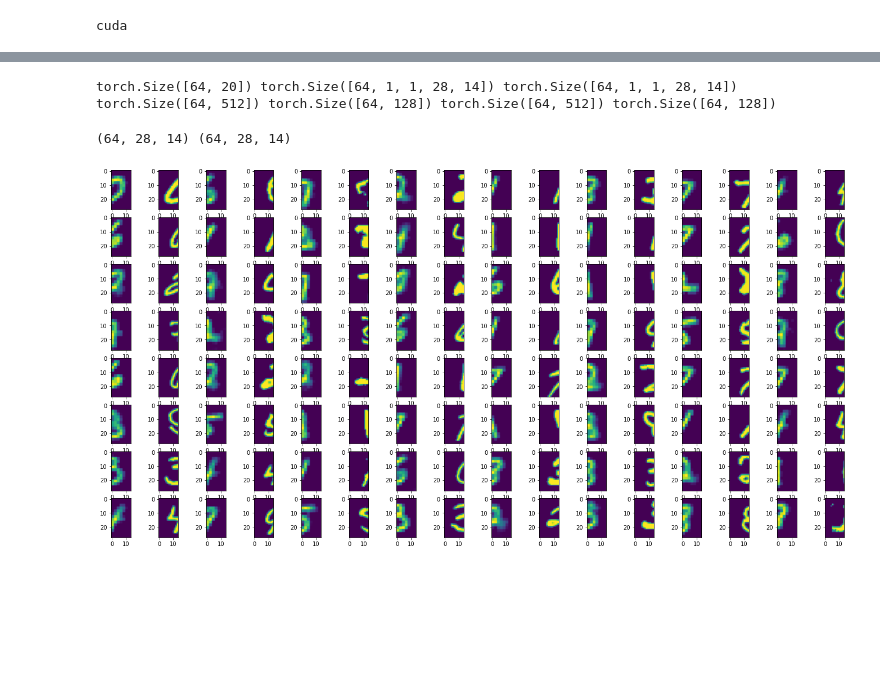
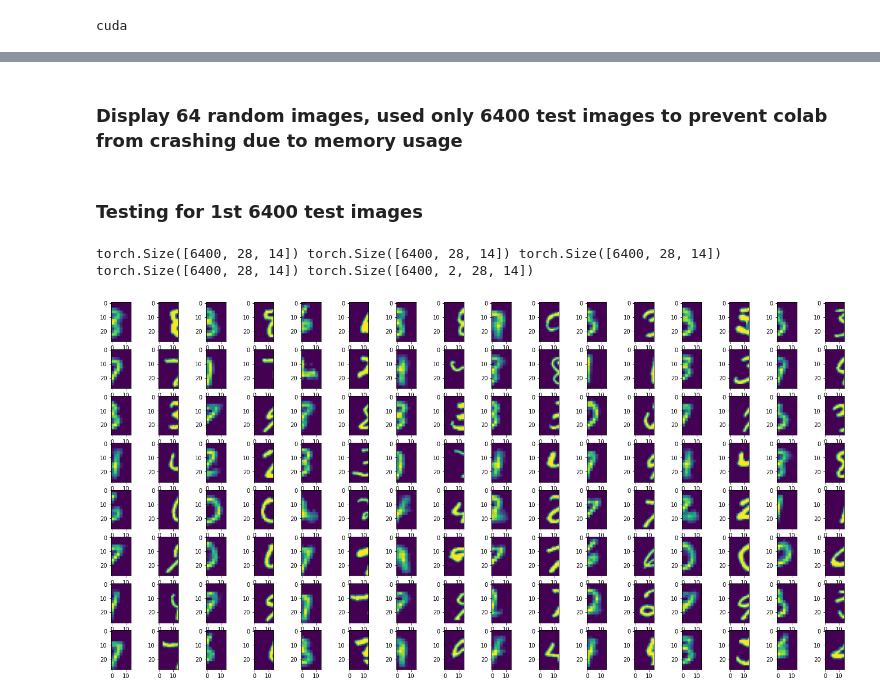
Before and after one commit to prashantdukecyfi/SMAI-CorMCNN-Project, a Jupyter notebook: SMAI_PROJECT_FINAL.ipynb, the cells around one changed output, grey strips where cells are left out. Saved outputs shown, nothing was run; the diff lists cells and outputs as text; code cells hidden in the pictures; blank space fills up the shorter version.

Commit message:
Test images done, display random test output samples done

```diff
--- a/SMAI_PROJECT_FINAL.ipynb
+++ b/SMAI_PROJECT_FINAL.ipynb
@@ -248,0 +238,2 @@ plot_loss(train_loss, num_epochs)
+# %% [markdown]
+### Display 64 random images, used only 6400 test images to prevent colab from crashing due to memory usage
@@ -249,20 +258,36 @@ plot_loss(train_loss, num_epochs)
+# %% [markdown]
+### Testing for 1st 6400 test images
 # %%
-for x in train_loader:
-    x = x.to(device=device)
-    x = x.reshape(64,1,2,28,14)
-    x = x.float()
-    templ, tempr = x.detach().clone(), x.detach().clone()
-    templ[:, :, 0, :, :]=0
-    tempr[:, :, 1, :, :]=0
-    # h0, left0, right0, hleft_1, hleft_2, hright_1, hright_2 = model(x) #Giving both left and right as input
-    h1, left1, right1, _, _, _, _ = model(tempr) #Giving only left as input
-    h2, left2, right2, _, _, _, _ = model(templ) #Giving only right as input
-    left1 = left1.reshape(64,1,1,28,14)
-    right2 = right2.reshape(64,1,1,28,14)
-    left2 = left2.reshape(64,1,1,28,14)
-    right1 = right1.reshape(64,1,1,28,14)
-    break
+def test_image_reconstruct(model, test_loader):
+    device2 = torch.device('cpu')
+    model = model.to(device=device2)
+    LEFT1 = torch.zeros((1,28,14))
+    LEFT2 = torch.zeros(1,28,14)
+    RIGHT1 = torch.zeros(1,28,14)
+    RIGHT2 = torch.zeros(1,28,14)
+    actual = torch.zeros(1,1,2,28,14)
+    i = 0
+    for x in train_loader:
+        if (i==100):
+            break
+        x = x.to(device=device2)
+        x = x.reshape(64,1,2,28,14)
+        x = x.float()
+        templ, tempr = x.detach().clone(), x.detach().clone()
+        templ[:, :, 0, :, :]=0
+        tempr[:, :, 1, :, :]=0
+        # h0, left0, right0, hleft_1, hleft_2, hright_1, hright_2 = model(x) #Giving both left and right as input
+        h1, left1, right1, _, _, _, _ = model(tempr) #Giving only left as input
+        h2, left2, right2, _, _, _, _ = model(templ) #Giving only right as input
+        left1 = left1.reshape(64,1,1,28,14).squeeze().cpu()
+        right2 = right2.reshape(64,1,1,28,14).squeeze().cpu()
+        left2 = left2.reshape(64,1,1,28,14).squeeze().cpu()
+        right1 = right1.reshape(64,1,1,28,14).squeeze().cpu()
 
-print(h0.shape, left0.shape, right0.shape, hleft_1.shape, hleft_2.shape, hright_1.shape, hright_2.shape)
+        LEFT1 = torch.vstack((LEFT1, left1))
+        RIGHT1 = torch.vstack((RIGHT1, right1))
+        LEFT2 = torch.vstack((LEFT2, left2))
+        RIGHT2 = torch.vstack((RIGHT2, right2))
+        actual = torch.vstack((actual, x))
+        i += 1
+    return LEFT1[1:,:,:], RIGHT1[1:,:,:], LEFT2[1:,:,:], RIGHT2[1:,:,:], actual[1:,:,:]
-# %% [output]
-torch.Size([64, 20]) torch.Size([64, 1, 1, 28, 14]) torch.Size([64, 1, 1, 28, 14]) torch.Size([64, 512]) torch.Size([64, 128]) torch.Size([64, 512]) torch.Size([64, 128])
@@ -286,11 +294,13 @@ def show_sample_reconstructions(reconstrucions, actual):
-# %%
-actual = x.cpu().detach().numpy()
-right = right1.cpu().detach().numpy()
-actual = actual[:,:,0,:,:].reshape(64,1,1,28,14)
-actual = actual.squeeze()
-right = right.squeeze()
-print(actual.shape, right.shape)
-show_sample_reconstructions(right, actual)
-# %% [output]
-(64, 28, 14) (64, 28, 14)
-[figure, removed]
+# %%
+LEFT1, RIGHT1, LEFT2, RIGHT2, actual = test_image_reconstruct(model, test_loader)
+actual = actual.squeeze()
+print(LEFT1.size(), RIGHT1.size(), LEFT2.size(), RIGHT2.size(), actual.size())
+# %% [output]
+torch.Size([6400, 28, 14]) torch.Size([6400, 28, 14]) torch.Size([6400, 28, 14]) torch.Size([6400, 28, 14]) torch.Size([6400, 2, 28, 14])
+# %%
+ACTUAL = actual.cpu().detach().numpy()
+ACTUAL = ACTUAL[:,0,:,:]
+ACTUAL = ACTUAL.squeeze()
+show_sample_reconstructions(RIGHT1.cpu().detach().numpy(), ACTUAL)
+# %% [output]
+[figure, added]
```
Also changed, not shown: parts of 11 cells of this notebook.
